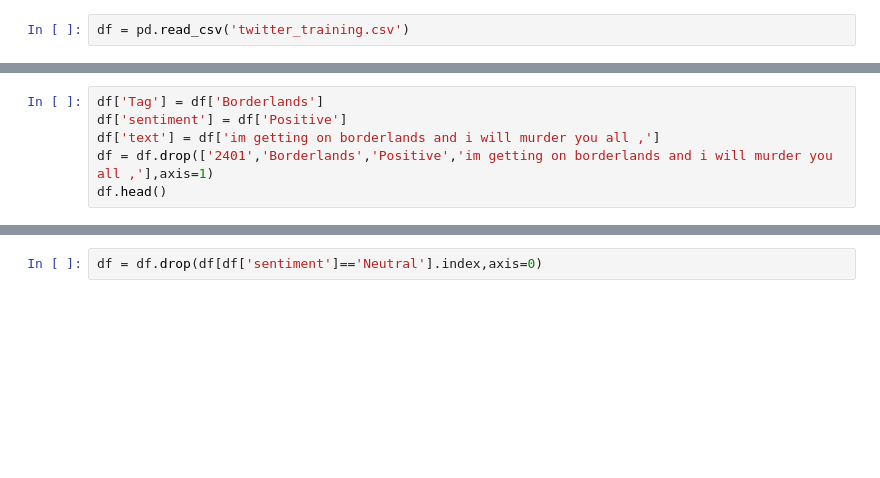
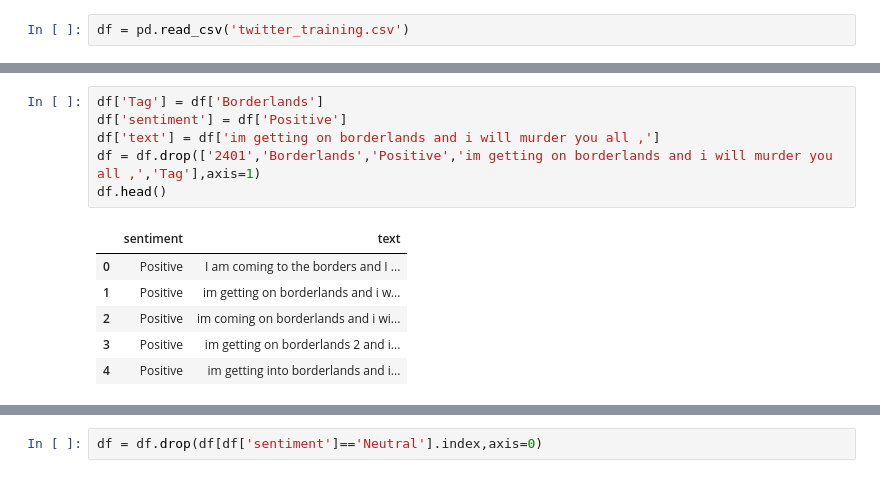
Before and after one commit to pxndey/ml-projects, a Jupyter notebook: sentiment-analysis/sentiments.ipynb, the cells around one changed output, grey strips where cells are left out. Saved outputs shown, nothing was run; the diff lists cells and outputs as text; blank space fills up the shorter version.

```diff
--- a/sentiment-analysis/sentiments.ipynb
+++ b/sentiment-analysis/sentiments.ipynb
@@ -18,7 +36,14 @@ df.info()
 # %%
 df['Tag'] = df['Borderlands']
 df['sentiment'] = df['Positive']
 df['text'] = df['im getting on borderlands and i will murder you all ,']
-df = df.drop(['2401','Borderlands','Positive','im getting on borderlands and i will murder you all ,'],axis=1)
+df = df.drop(['2401','Borderlands','Positive','im getting on borderlands and i will murder you all ,','Tag'],axis=1)
 df.head()
+# %% [output]
+|  | sentiment | text |
+| 0 | Positive | I am coming to the borders and I ... |
+| 1 | Positive | im getting on borderlands and i w... |
+| 2 | Positive | im coming on borderlands and i wi... |
+| 3 | Positive | im getting on borderlands 2 and i... |
+| 4 | Positive | im getting into borderlands and i... |
 # %%
```
Also changed, not shown: parts of 27 cells of this notebook.
